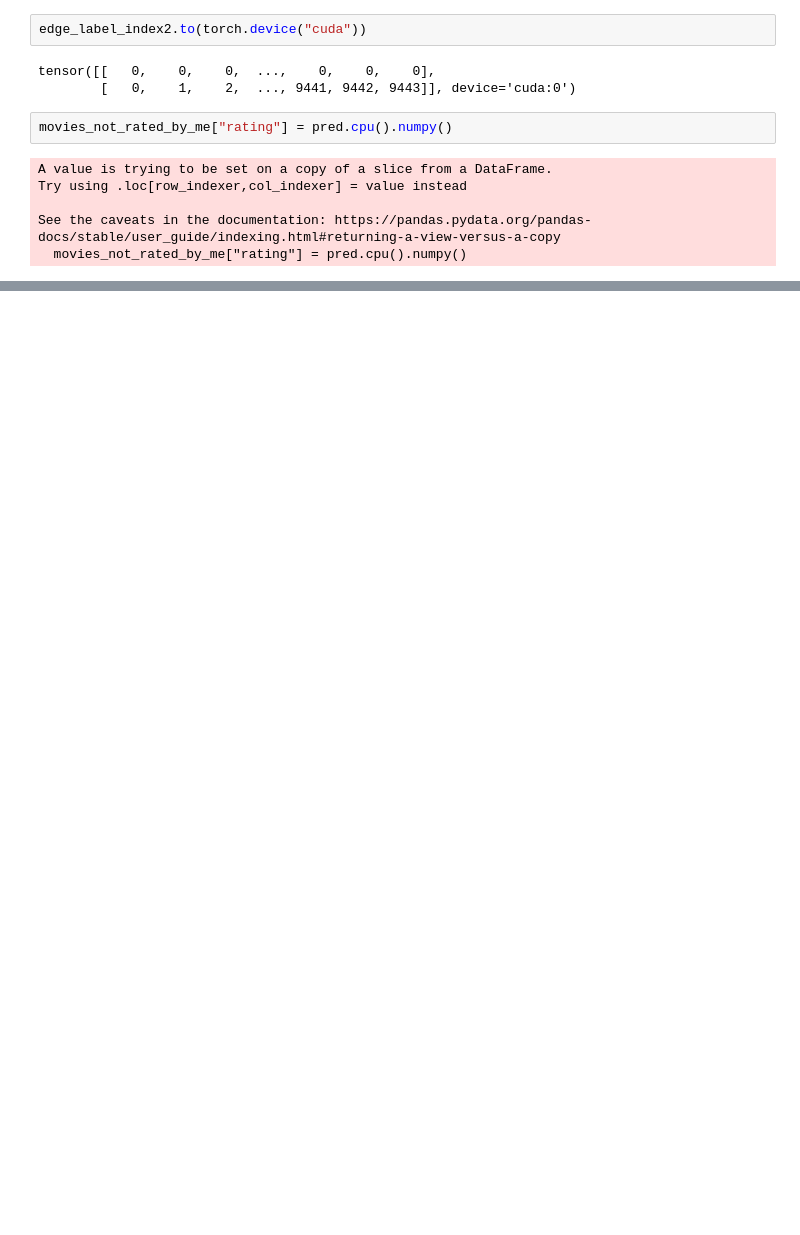
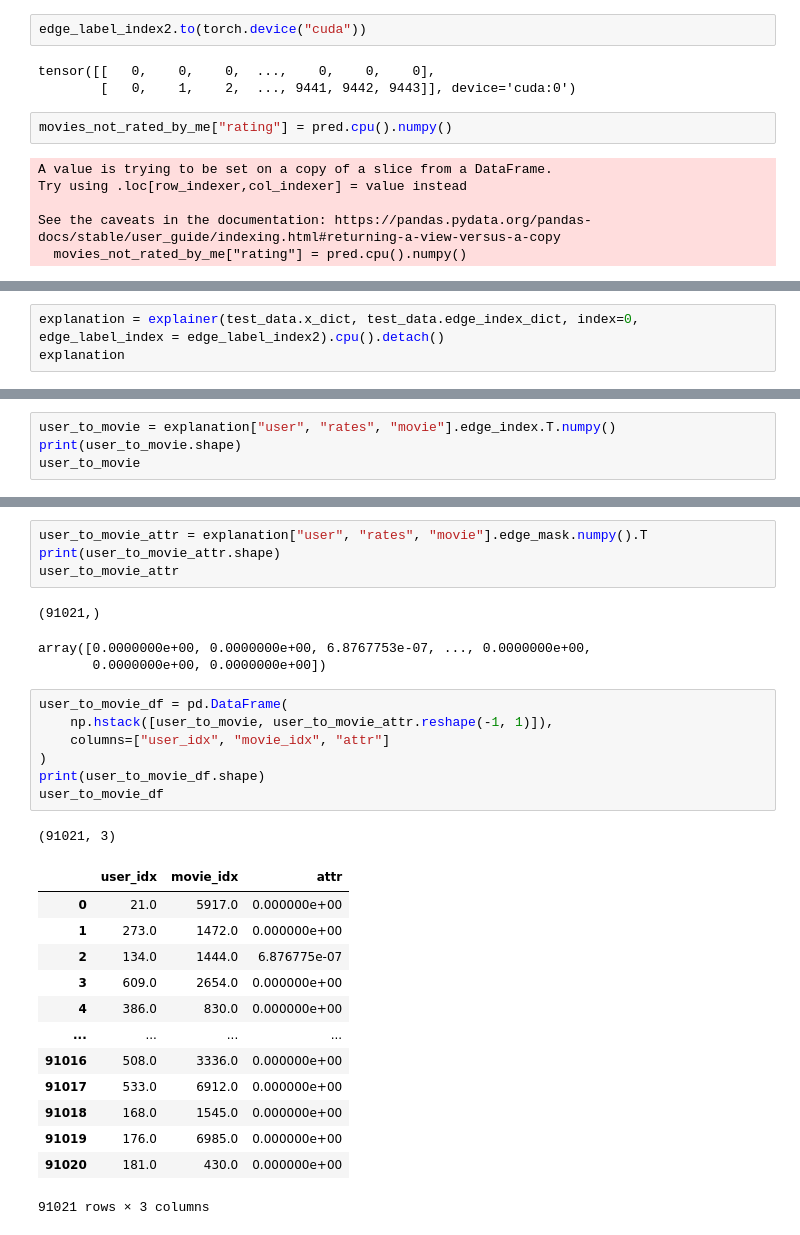
Before and after one commit to hussain0613/LearningPyTorchGeometric, a Jupyter notebook: link_regression_on_het_graph.ipynb, the cells around one changed output, grey strips where cells are left out. Cells and saved outputs as stored; diff of their text form; blank space fills up the shorter version.

```diff
--- a/link_regression_on_het_graph.ipynb
+++ b/link_regression_on_het_graph.ipynb
@@ -795,0 +841,3 @@ movies_not_rated_by_me.sort_values(by="rating", ascending=False).head(20)
+# %%
+explanation = explainer(test_data.x_dict, test_data.edge_index_dict, index=0, edge_label_index = edge_label_index2).cpu().detach()
+explanation
@@ -795,0 +861,4 @@ movies_not_rated_by_me.sort_values(by="rating", ascending=False).head(20)
+# %%
+user_to_movie = explanation["user", "rates", "movie"].edge_index.T.numpy()
+print(user_to_movie.shape)
+user_to_movie
@@ -795,0 +874,30 @@ movies_not_rated_by_me.sort_values(by="rating", ascending=False).head(20)
+# %%
+user_to_movie_attr = explanation["user", "rates", "movie"].edge_mask.numpy().T
+print(user_to_movie_attr.shape)
+user_to_movie_attr
+# %% [output]
+(91021,)
+array([0.0000000e+00, 0.0000000e+00, 6.8767753e-07, ..., 0.0000000e+00,
+       0.0000000e+00, 0.0000000e+00])
+# %%
+user_to_movie_df = pd.DataFrame(
+    np.hstack([user_to_movie, user_to_movie_attr.reshape(-1, 1)]),
+    columns=["user_idx", "movie_idx", "attr"]
+)
+print(user_to_movie_df.shape)
+user_to_movie_df
+# %% [output]
+(91021, 3)
+|  | user_idx | movie_idx | attr |
+| 0 | 21.0 | 5917.0 | 0.000000e+00 |
+| 1 | 273.0 | 1472.0 | 0.000000e+00 |
+| 2 | 134.0 | 1444.0 | 6.876775e-07 |
+| 3 | 609.0 | 2654.0 | 0.000000e+00 |
+| 4 | 386.0 | 830.0 | 0.000000e+00 |
+| ... | ... | ... | ... |
+| 91016 | 508.0 | 3336.0 | 0.000000e+00 |
+| 91017 | 533.0 | 6912.0 | 0.000000e+00 |
+| 91018 | 168.0 | 1545.0 | 0.000000e+00 |
+| 91019 | 176.0 | 6985.0 | 0.000000e+00 |
+| 91020 | 181.0 | 430.0 | 0.000000e+00 |
+91021 rows × 3 columns
```
Also changed, not shown: parts of 25 cells of this notebook, 1 other file.
